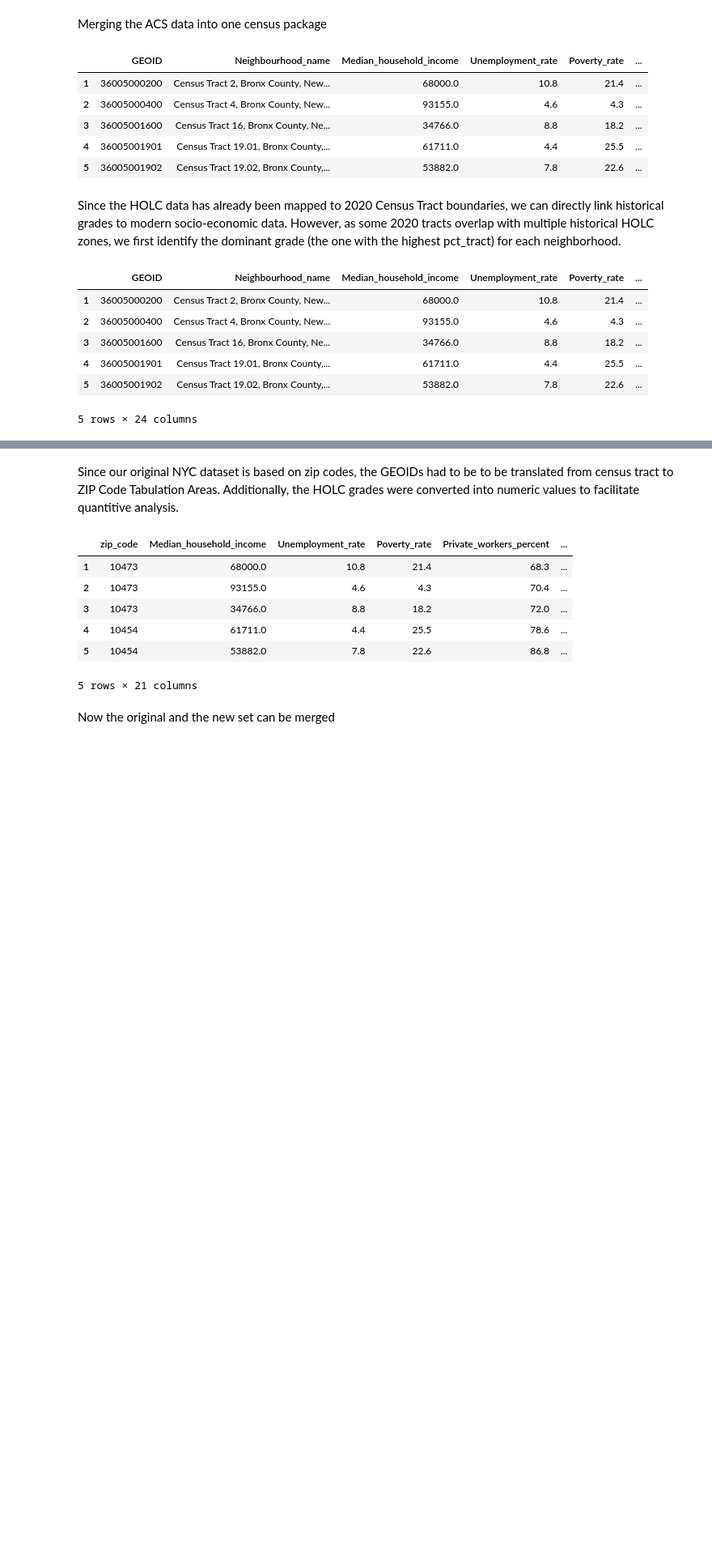
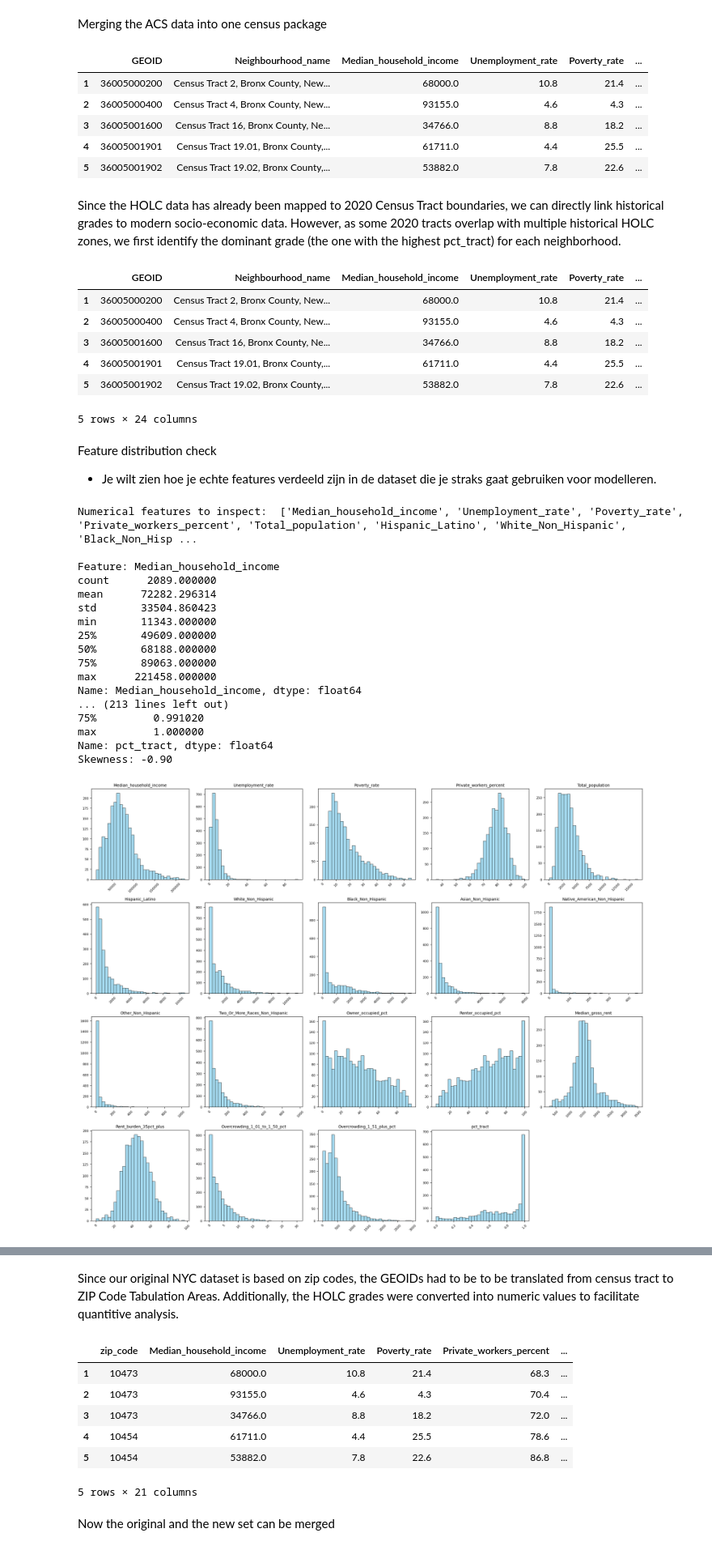
Before and after one commit to celina-ayl/capstone_project, a Jupyter notebook: capstone_project.ipynb, the cells around one changed output, grey strips where cells are left out. Shown at 81% size. Drawn from its saved outputs; the diff is of its cells as text; code cells hidden in the pictures; blank space fills up the shorter version.

```diff
--- a/capstone_project.ipynb
+++ b/capstone_project.ipynb
@@ -1033,3 +1155,79 @@ final_analysis_df.head() # printing the result
 | 4 | 36005001901 | Census Tract 19.01, Bronx County,... | 61711.0 | 4.4 | 25.5 | ... |
 | 5 | 36005001902 | Census Tract 19.02, Bronx County,... | 53882.0 | 7.8 | 22.6 | ... |
 5 rows × 24 columns
+# %% [markdown]
+Feature distribution check
+- Je wilt zien hoe je echte features verdeeld zijn in de dataset die je straks gaat gebruiken voor modelleren.
+# %%
+import math
+
+# selecting all numeric features, exc. identifiers
+numeric_features = final_analysis_df.select_dtypes(include=['float64', 'int64']).columns.tolist()
+exclude_cols = ['GEOID']
+numeric_features = [f for f in numeric_features if f not in exclude_cols]
+
+print("Numerical features to inspect: ", numeric_features)
+
+# looping over all numeric features
+for feature in numeric_features:
+    print(f"\nFeature: {feature}")
+
+    # descriptive statistics
+    desc = final_analysis_df[feature].describe()
+    print(desc)
+
+    # skewness
+    skewness = final_analysis_df[feature].skew()
+    print(f"Skewness: {skewness:.2f}")
+
+# placing all features in one figure
+n_features = len(numeric_features)
+cols = 5  # features per row
+rows = math.ceil(n_features / cols)
+
+# histogram
+plt.figure(figsize=(cols*4, rows*4))
+
+for i, feature in enumerate(numeric_features):
+    plt.subplot(rows, cols, i+1)
+    sns.histplot(final_analysis_df[feature], bins=30, kde=False, color='skyblue')
+    plt.title(feature, fontsize=10)
+    plt.xticks(rotation=45, fontsize=8)
+    plt.yticks(fontsize=8)
+    plt.xlabel('')
+    plt.ylabel('')
+
+plt.tight_layout()
+plt.show()
+
+# boxplot
+plt.figure(figsize=(cols*4, rows*4))
+
+for i, feature in enumerate(numeric_features):
+    plt.subplot(rows, cols, i+1)
+    sns.boxplot(x=final_analysis_df[feature], color='lightgreen')
+    plt.title(feature, fontsize=10)
+    plt.xticks(rotation=45, fontsize=8)
+    plt.xlabel('')
+
+plt.tight_layout()
+plt.show()
+# %% [output]
+Numerical features to inspect:  ['Median_household_income', 'Unemployment_rate', 'Poverty_rate', 'Private_workers_percent', 'Total_population', 'Hispanic_Latino', 'White_Non_Hispanic', 'Black_Non_Hisp ...
+
+Feature: Median_household_income
+count      2089.000000
+mean      72282.296314
+std       33504.860423
+min       11343.000000
+25%       49609.000000
+50%       68188.000000
+75%       89063.000000
+max      221458.000000
+Name: Median_household_income, dtype: float64
+... (213 lines left out)
+75%         0.991020
+max         1.000000
+Name: pct_tract, dtype: float64
+Skewness: -0.90
+[figure, added]
```
Also changed, not shown: parts of 23 cells of this notebook.
